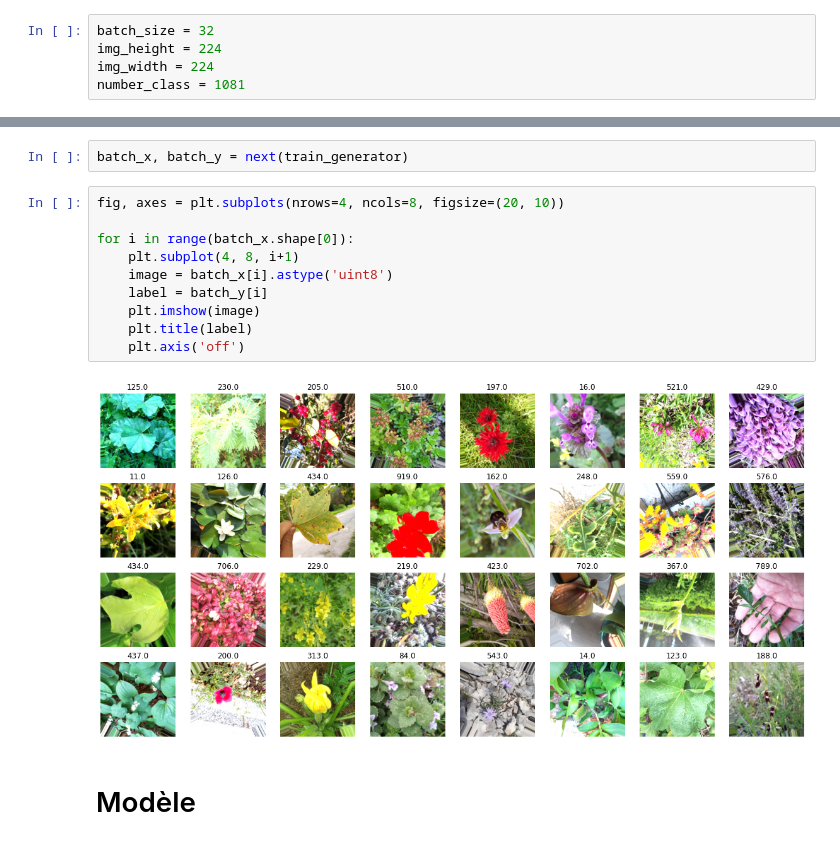
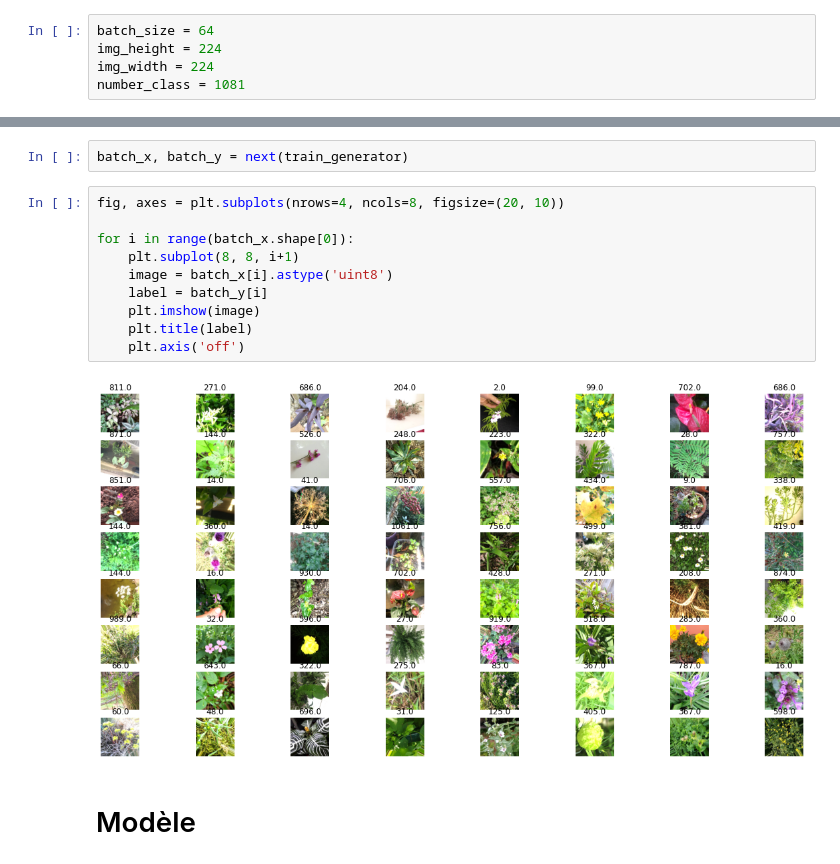
Before and after one commit to ssssaaaannnn/Challenge_miashs_2022, a Jupyter notebook: notebooks/model.ipynb, the cells around one changed output, grey strips where cells are left out. Drawn from its saved outputs; the diff is of its cells as text.

```diff
--- a/notebooks/model.ipynb
+++ b/notebooks/model.ipynb
@@ -21,7 +21,7 @@ print(image_count_train, image_count_test)
 # %% [output]
 2072 245
 # %%
-batch_size = 32
+batch_size = 64
 img_height = 224
 img_width = 224
 number_class = 1081
@@ -65,15 +65,15 @@ batch_x, batch_y = next(train_generator)
 # %%
 fig, axes = plt.subplots(nrows=4, ncols=8, figsize=(20, 10))
 
 for i in range(batch_x.shape[0]):
-    plt.subplot(4, 8, i+1)
+    plt.subplot(8, 8, i+1)
     image = batch_x[i].astype('uint8')
     label = batch_y[i]
     plt.imshow(image)
     plt.title(label)
     plt.axis('off')
 # %% [output]
-[figure, old version]
+[figure, new version]
 # %% [markdown]
 # Modèle
 # %%
```
Also changed, not shown: parts of 15 cells of this notebook, 4 other files.
